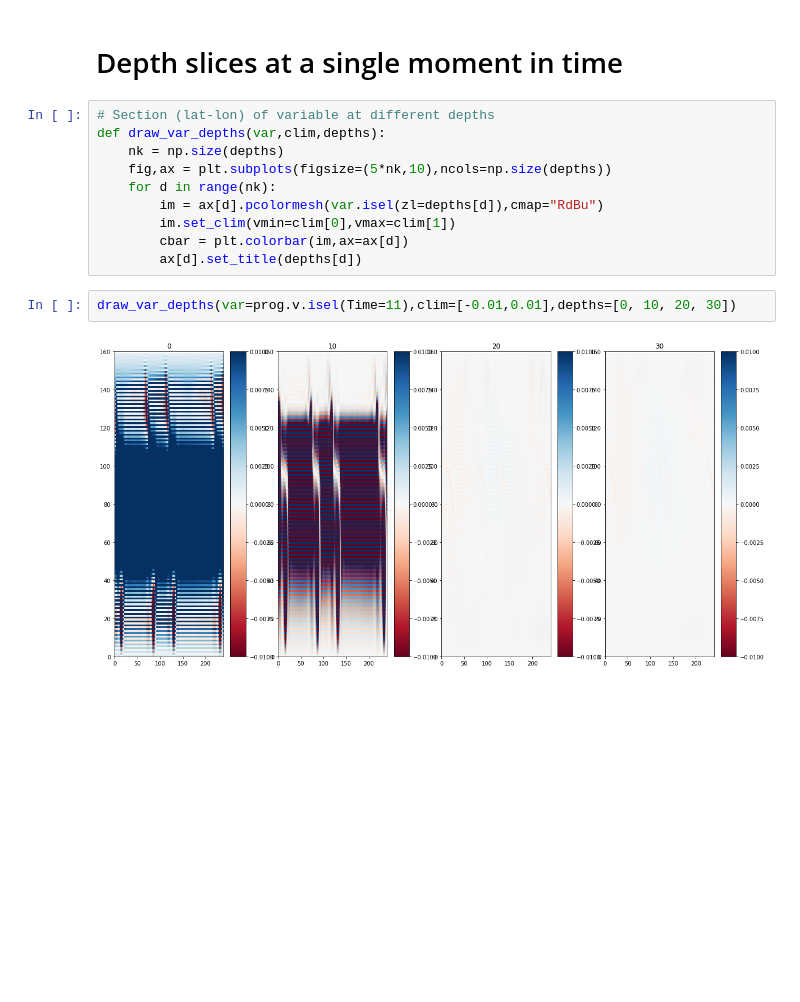
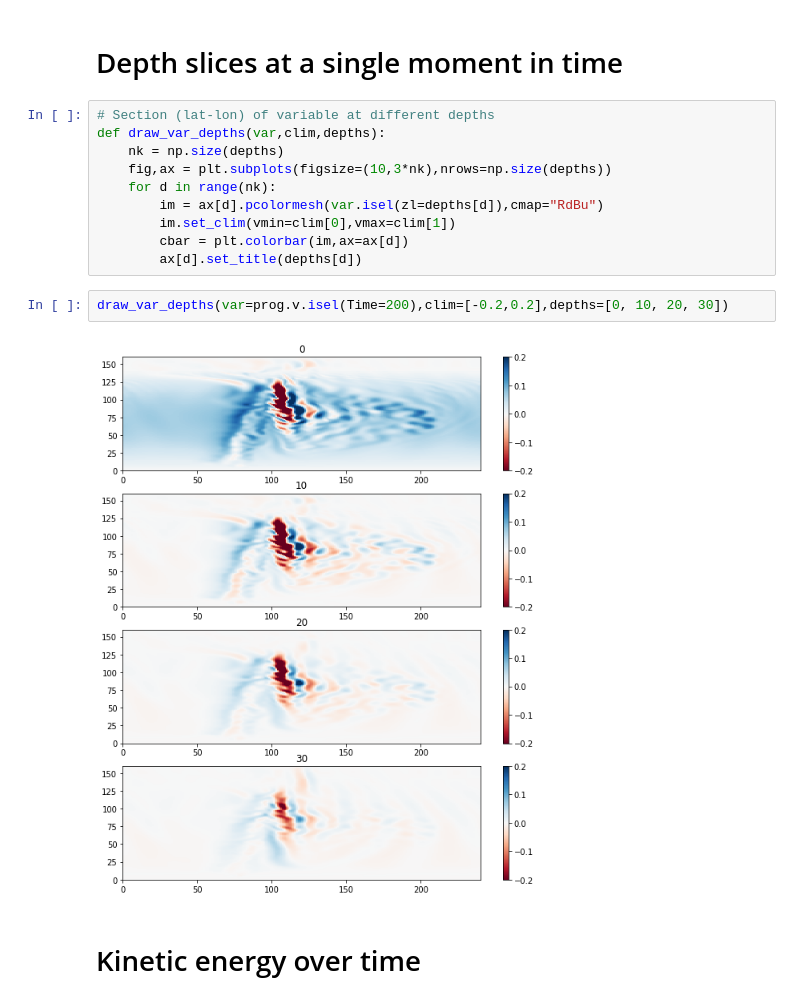
Before and after one commit to gmacgilchrist/MOM6_analysis, a Jupyter notebook: draw_mom6-out_prelim.ipynb, the cells around one changed output. Drawn from its saved outputs; the diff is of its cells as text; blank space fills up the shorter version.

```diff
--- a/draw_mom6-out_prelim.ipynb
+++ b/draw_mom6-out_prelim.ipynb
@@ -114,13 +101,15 @@ draw_var_times(var=prog.v.isel(xh=120),clim=[-0.1,0.1],times=get_times,invert=Tr
 # Section (lat-lon) of variable at different depths
 def draw_var_depths(var,clim,depths):
     nk = np.size(depths)
-    fig,ax = plt.subplots(figsize=(5*nk,10),ncols=np.size(depths))
+    fig,ax = plt.subplots(figsize=(10,3*nk),nrows=np.size(depths))
     for d in range(nk):
         im = ax[d].pcolormesh(var.isel(zl=depths[d]),cmap="RdBu")
         im.set_clim(vmin=clim[0],vmax=clim[1])
         cbar = plt.colorbar(im,ax=ax[d])
         ax[d].set_title(depths[d])
 # %%
-draw_var_depths(var=prog.v.isel(Time=11),clim=[-0.01,0.01],depths=[0, 10, 20, 30])
+draw_var_depths(var=prog.v.isel(Time=200),clim=[-0.2,0.2],depths=[0, 10, 20, 30])
 # %% [output]
-[figure, old version]
+[figure, new version]
+# %% [markdown]
+# Kinetic energy over time
```
Also changed, not shown: parts of 14 cells of this notebook.
